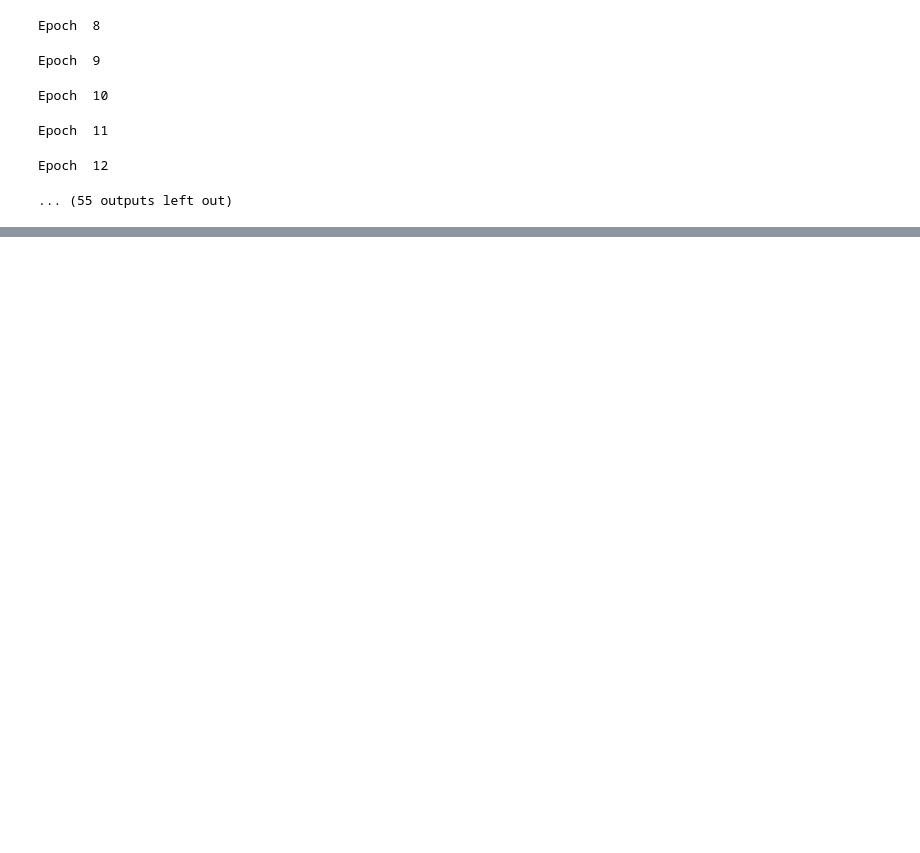
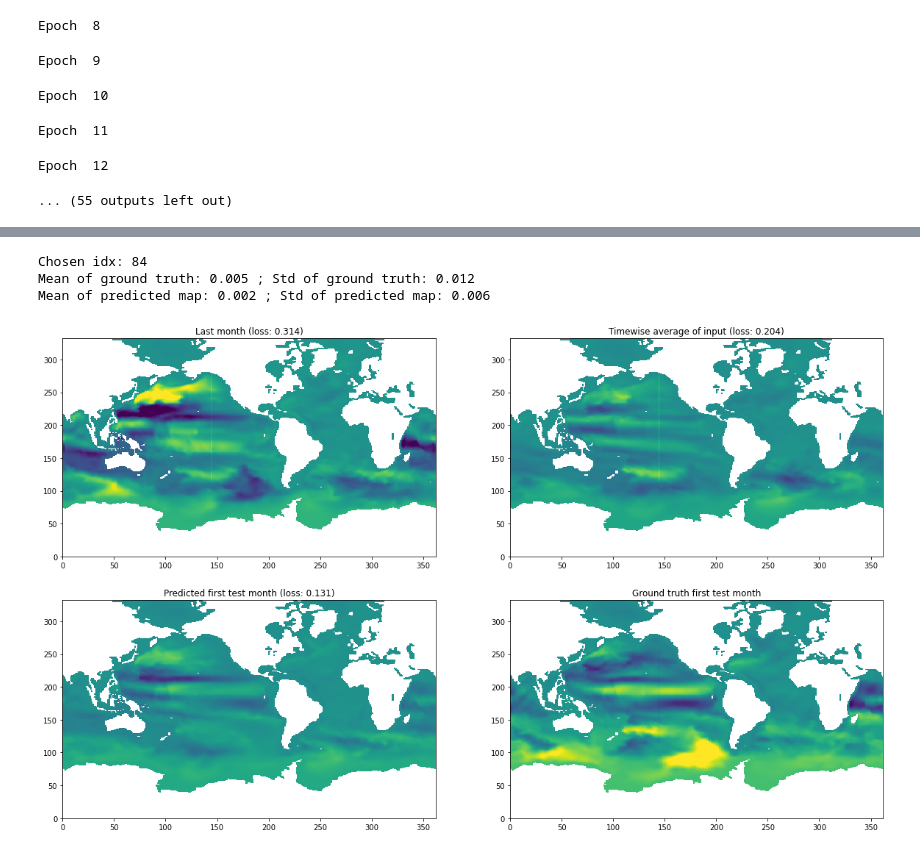
Before and after one commit to Maison-de-la-Simulation/hrmes, a Jupyter notebook: pca.ipynb, the cells around one changed output, grey strips where cells are left out. Saved outputs shown, nothing was run; the diff lists cells and outputs as text; code cells hidden in the pictures; blank space fills up the shorter version.

```diff
--- a/pca.ipynb
+++ b/pca.ipynb
@@ -122,3 +121,11 @@ Mean of predicted map: -0.000 ; Std of predicted map: 0.004
+# %%
+training.test_sample_pca(model, criterion, test_ds, bool_mask, pca)
+plt.show()
+# %% [output]
+Chosen idx: 84
+Mean of ground truth: 0.005 ; Std of ground truth: 0.012
+Mean of predicted map: 0.002 ; Std of predicted map: 0.006
+[figure, added]
 # %%
 losses = training.quantify_quality_average(model, criterion, test_ds, bool_mask)
 plt.plot(losses) ; plt.show()
```
Also changed, not shown: parts of 16 cells of this notebook, 5 other files.
